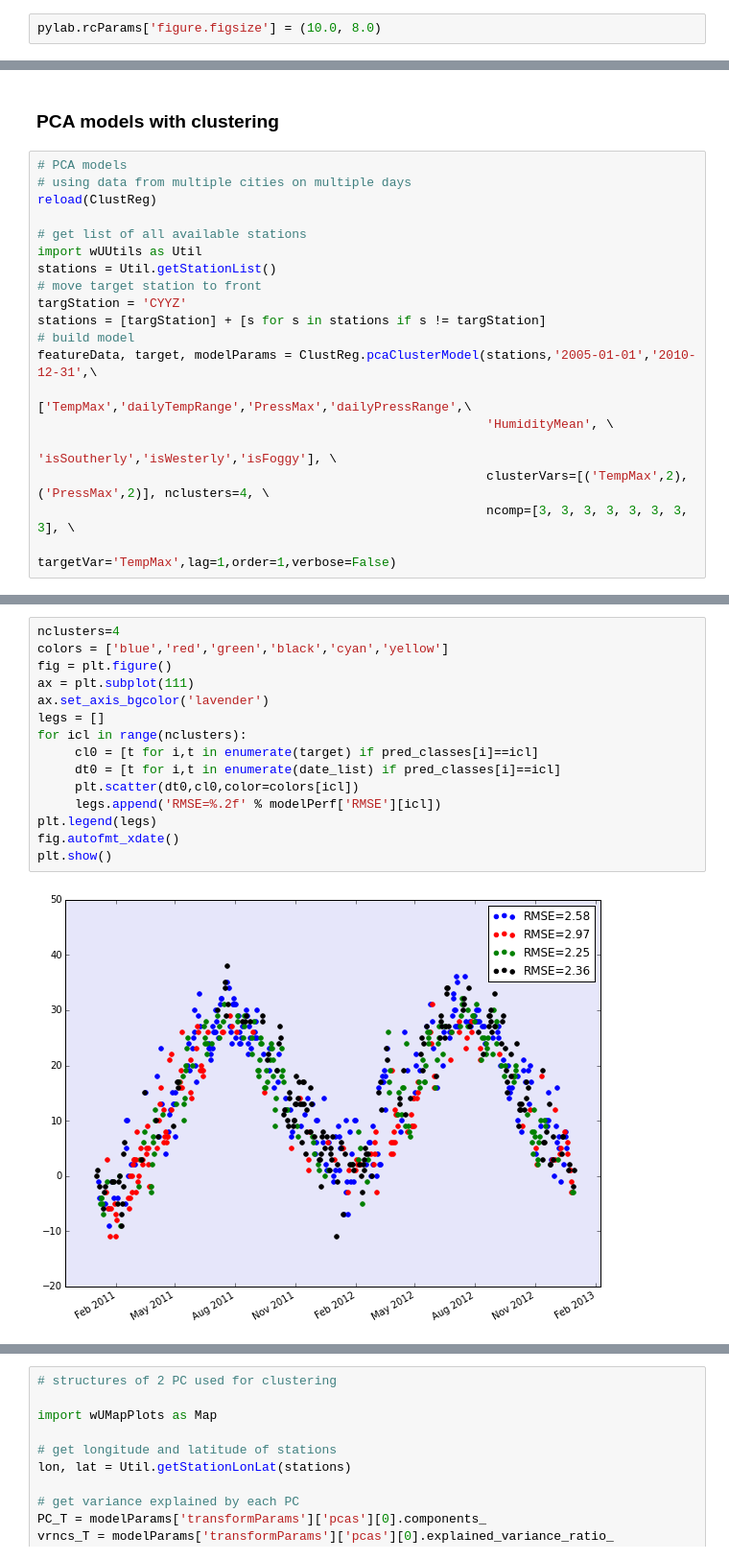
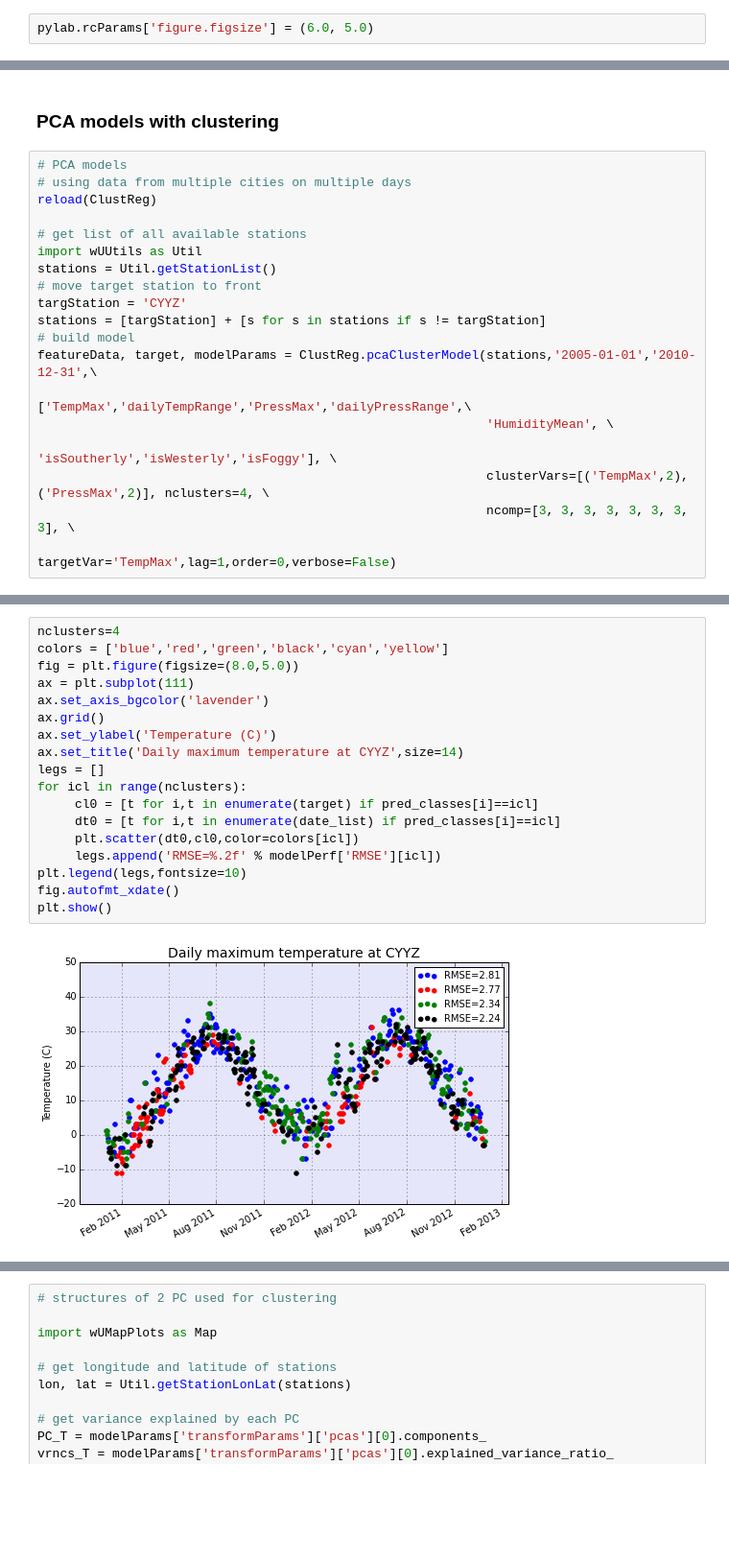
Before and after one commit to majorgowan/wpwp, a Jupyter notebook: Notebooks/wU_Clustering.ipynb, the cells around one changed output, grey strips where cells are left out. Shown at 96% size. Cells and saved outputs as stored; diff of their text form; blank space fills up the shorter version.

```diff
--- a/Notebooks/wU_Clustering.ipynb
+++ b/Notebooks/wU_Clustering.ipynb
@@ -11,5 +11,5 @@ D:\mfruman\Documents\wpwp\Scraping
 # %%
-pylab.rcParams['figure.figsize'] = (10.0, 8.0)
+pylab.rcParams['figure.figsize'] = (6.0, 5.0)
 # %%
 import numpy as np
 import wUUtils as Util
@@ -253,6 +253,6 @@ featureData, target, modelParams = ClustReg.pcaClusterModel(stations,'2005-01-01
                                                             'isSoutherly','isWesterly','isFoggy'], \
                                                             clusterVars=[('TempMax',2),('PressMax',2)], nclusters=4, \
                                                             ncomp=[3, 3, 3, 3, 3, 3, 3, 3], \
-                                                            targetVar='TempMax',lag=1,order=1,verbose=False)
+                                                            targetVar='TempMax',lag=1,order=0,verbose=False)
 # %% [output]
 columns for clustering: [2, 8]
@@ -284,17 +284,20 @@ Overall performance:
 # %%
 nclusters=4
 colors = ['blue','red','green','black','cyan','yellow']
-fig = plt.figure()
+fig = plt.figure(figsize=(8.0,5.0))
 ax = plt.subplot(111)
 ax.set_axis_bgcolor('lavender')
+ax.grid()
+ax.set_ylabel('Temperature (C)')
+ax.set_title('Daily maximum temperature at CYYZ',size=14)
 legs = []
 for icl in range(nclusters):
      cl0 = [t for i,t in enumerate(target) if pred_classes[i]==icl]
      dt0 = [t for i,t in enumerate(date_list) if pred_classes[i]==icl]
      plt.scatter(dt0,cl0,color=colors[icl])
      legs.append('RMSE=%.2f' % modelPerf['RMSE'][icl])
-plt.legend(legs)
+plt.legend(legs,fontsize=10)
 fig.autofmt_xdate()
 plt.show()
 # %% [output]
-[figure, old version]
+[figure, new version]
```
Also changed, not shown: parts of 15 cells of this notebook, 13 other files.
